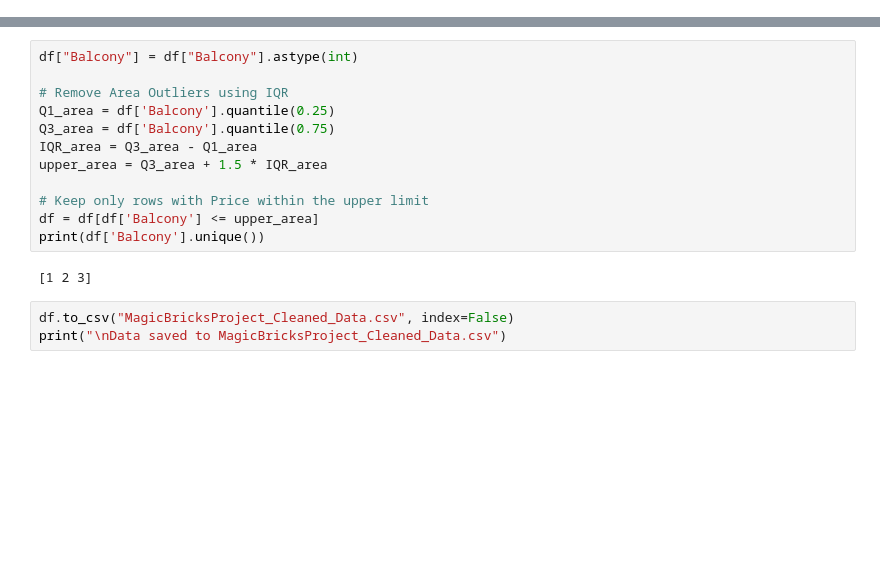
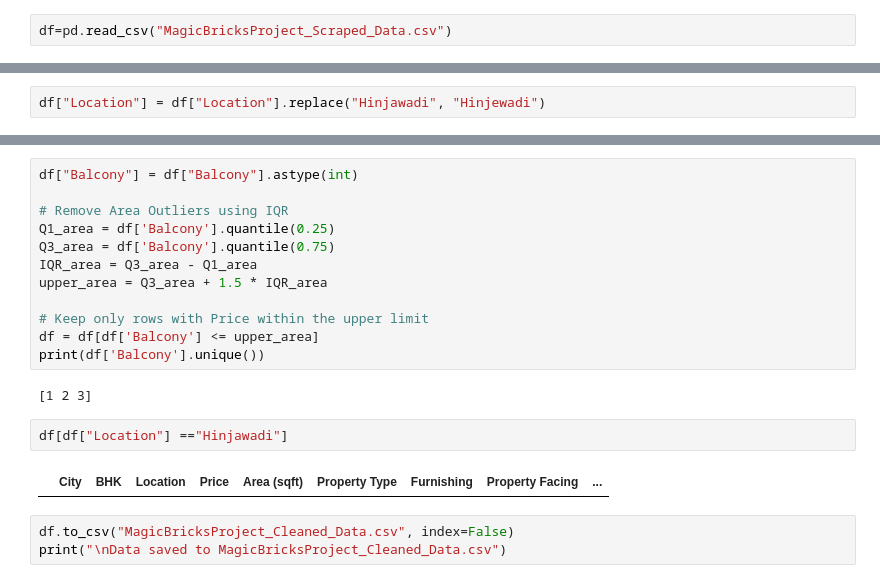
Before and after one commit to kunal1300/MagicBricksProject_Scraped_Data_EDA_Visualization-, a Jupyter notebook: EDAProject.ipynb, the cells around one changed output, grey strips where cells are left out. Saved outputs shown, nothing was run; the diff lists cells and outputs as text; blank space fills up the shorter version.

```diff
--- a/EDAProject.ipynb
+++ b/EDAProject.ipynb
@@ -163,3 +163,5 @@ Data saved to MagicBricksProject_Scraped_Data.csv
+# %%
+df=pd.read_csv("MagicBricksProject_Scraped_Data.csv")
 # %%
 df
 # %% [output]
@@ -306,6 +308,8 @@ def clean_location(text):
 
 # Update Location column in-place
 df['Location'] = df['Location'].apply(clean_location)
+# %%
+df["Location"] = df["Location"].replace("Hinjawadi", "Hinjewadi")
 # %%
 # renaming the column
 df.rename(columns={"Price (₹)": "Price"}, inplace=True)
@@ -606,6 +610,10 @@ df = df[df['Balcony'] <= upper_area]
 print(df['Balcony'].unique())
 # %% [output]
 [1 2 3]
+# %%
+df[df["Location"] =="Hinjawadi"]
+# %% [output]
+|  | City | BHK | Location | Price | Area (sqft) | Property Type | Furnishing | Property Facing | ... |
 # %%
 df.to_csv("MagicBricksProject_Cleaned_Data.csv", index=False)
 print("\nData saved to MagicBricksProject_Cleaned_Data.csv")
```
Also changed, not shown: parts of 5 cells of this notebook, 20 other files.
